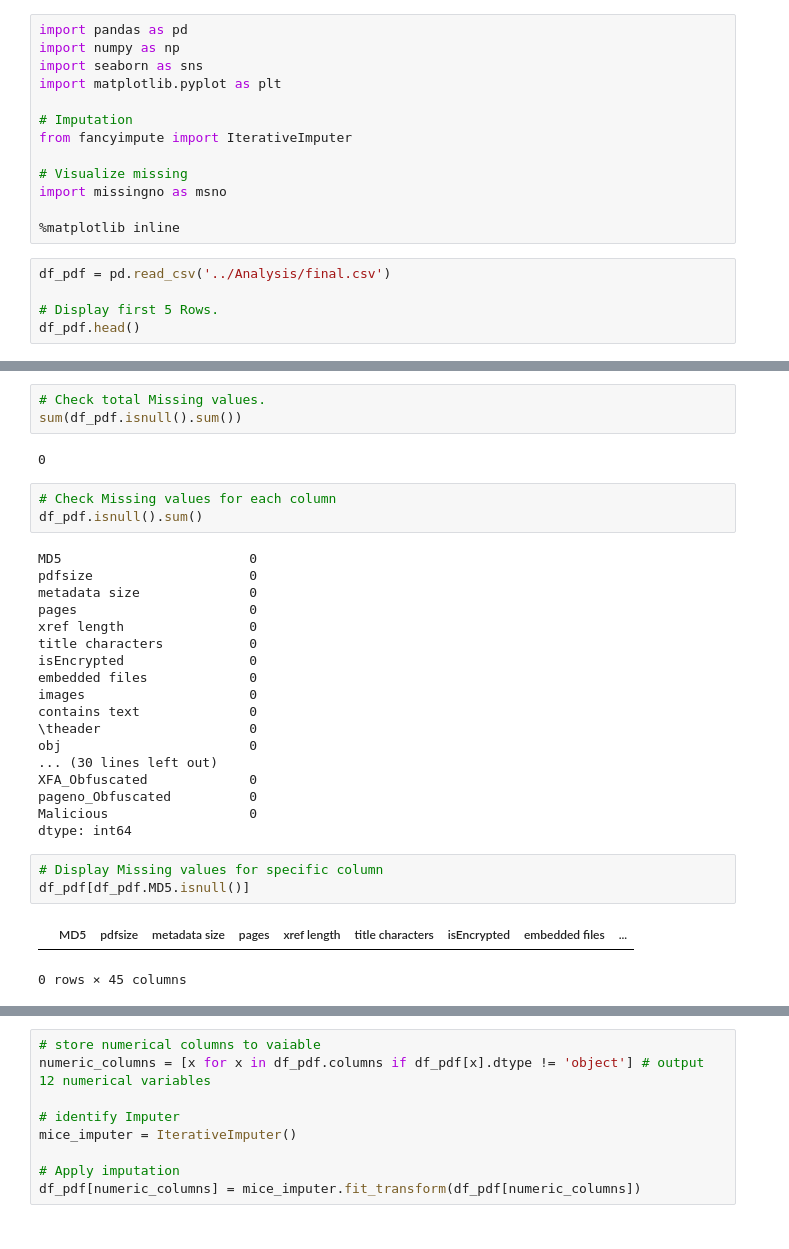
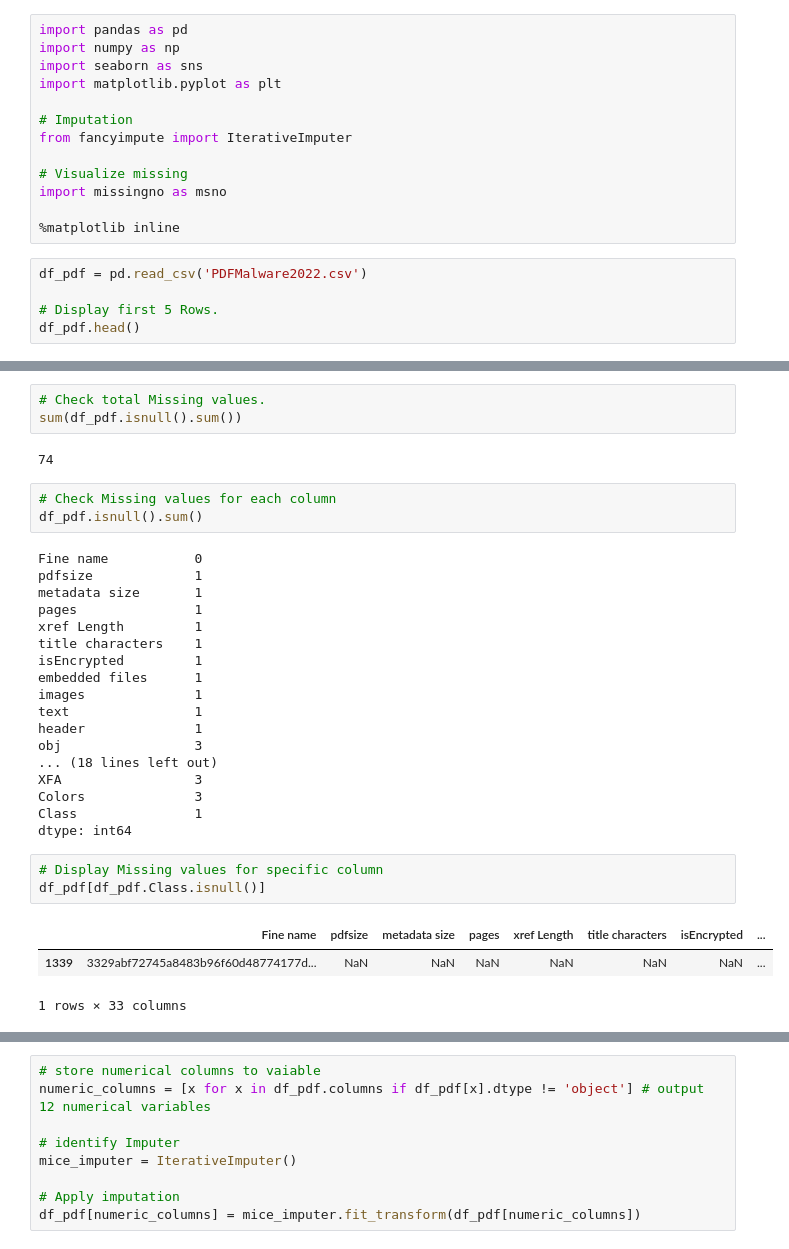
Before and after one commit to HimanS1708/CS658_Project, a Jupyter notebook: Model/pdf_mal.ipynb, the cells around one changed output, grey strips where cells are left out. Saved outputs shown, nothing was run; the diff lists cells and outputs as text.

```diff
--- a/Model/pdf_mal.ipynb
+++ b/Model/pdf_mal.ipynb
@@ -12,7 +12,7 @@ import missingno as msno
 
 %matplotlib inline
 # %%
-df_pdf = pd.read_csv('../Analysis/final.csv')
+df_pdf = pd.read_csv('PDFMalware2022.csv')
 
 # Display first 5 Rows.
 df_pdf.head()
@@ -76,34 +75,35 @@ df_pdf.describe()
 # Check total Missing values.
 sum(df_pdf.isnull().sum())
 # %% [output]
-0
+74
 # %%
 # Check Missing values for each column
 df_pdf.isnull().sum()
 # %% [output]
-MD5                        0
-pdfsize                    0
-metadata size              0
-pages                      0
-xref length                0
-title characters           0
-isEncrypted                0
-embedded files             0
-images                     0
-contains text              0
-\theader                   0
-obj                        0
-... (30 lines left out)
-XFA_Obfuscated             0
-pageno_Obfuscated          0
-Malicious                  0
+Fine name           0
+pdfsize             1
+metadata size       1
+pages               1
+xref Length         1
+title characters    1
+isEncrypted         1
+embedded files      1
+images              1
+text                1
+header              1
+obj                 3
+... (18 lines left out)
+XFA                 3
+Colors              3
+Class               1
 dtype: int64
 # %%
 # Display Missing values for specific column
-df_pdf[df_pdf.MD5.isnull()]
+df_pdf[df_pdf.Class.isnull()]
 # %% [output]
-|  | MD5 | pdfsize | metadata size | pages | xref length | title characters | isEncrypted | embedded files | ... |
+|  | Fine name | pdfsize | metadata size | pages | xref Length | title characters | isEncrypted | ... |
+| 1339 | 3329abf72745a8483b96f60d48774177d... | NaN | NaN | NaN | NaN | NaN | NaN | ... |
-0 rows × 45 columns
+1 rows × 33 columns
 # %%
 # Display 3 random Missing values
 df_pdf[df_pdf.isnull().any(axis=1)].head(3)
```
Also changed, not shown: parts of 28 cells of this notebook, 4 other files.
